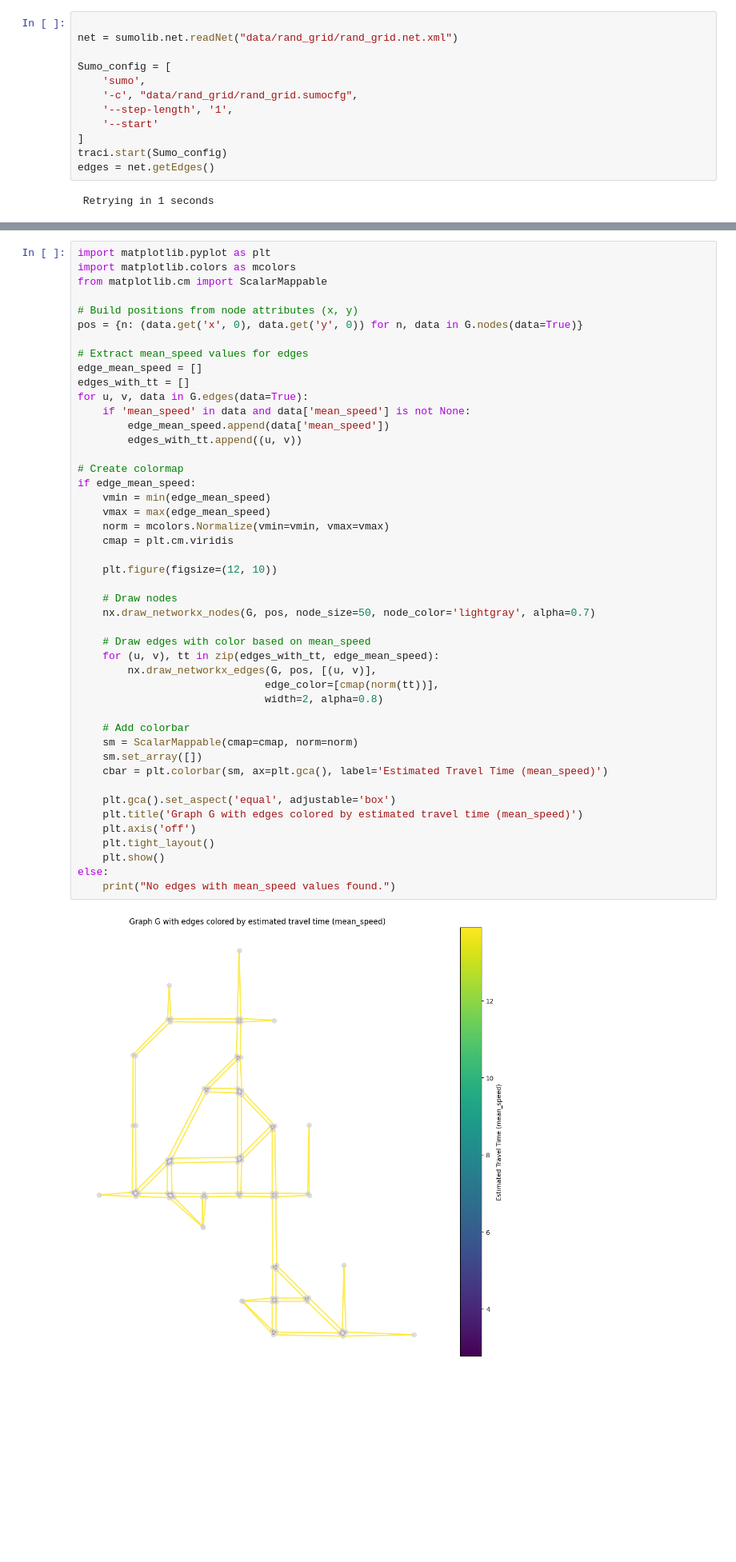
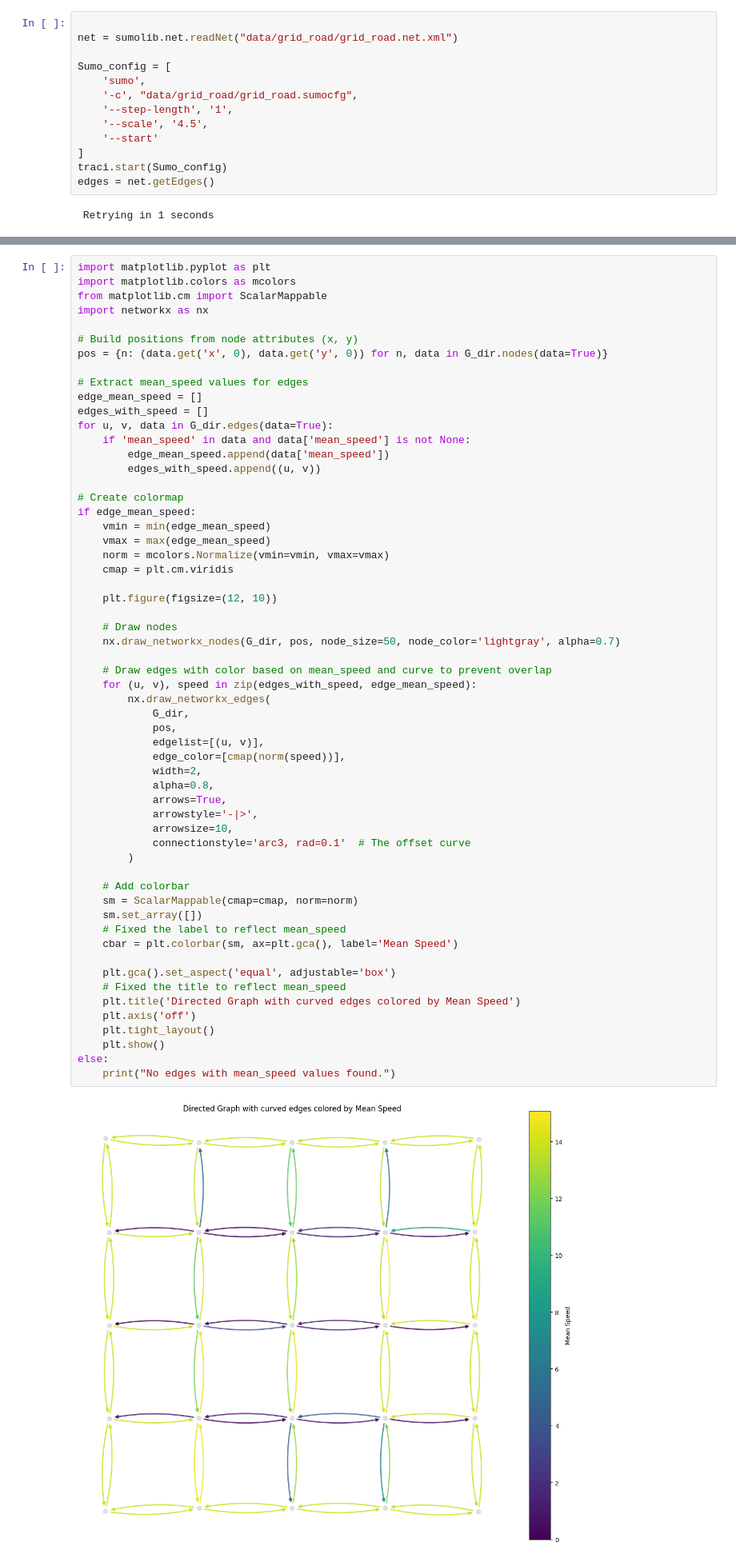
Before and after one commit to shinobi-wolf/FleetNav, a Jupyter notebook: eda.ipynb, the cells around one changed output, grey strips where cells are left out. Shown at 80% size. Cells and saved outputs as stored; diff of their text form; blank space fills up the shorter version.

```diff
--- a/eda.ipynb
+++ b/eda.ipynb
@@ -1024,12 +1024,13 @@ import sumolib
 import random
 # %%
 
-net = sumolib.net.readNet("data/rand_grid/rand_grid.net.xml")
+net = sumolib.net.readNet("data/grid_road/grid_road.net.xml")
 
 Sumo_config = [
     'sumo',
-    '-c', "data/rand_grid/rand_grid.sumocfg",
+    '-c', "data/grid_road/grid_road.sumocfg",
     '--step-length', '1',
+    '--scale', '4.5',
     '--start'
 ]
 traci.start(Sumo_config)
@@ -1257,50 +1346,62 @@ else:
 import matplotlib.pyplot as plt
 import matplotlib.colors as mcolors
 from matplotlib.cm import ScalarMappable
+import networkx as nx
 
 # Build positions from node attributes (x, y)
-pos = {n: (data.get('x', 0), data.get('y', 0)) for n, data in G.nodes(data=True)}
+pos = {n: (data.get('x', 0), data.get('y', 0)) for n, data in G_dir.nodes(data=True)}
 
 # Extract mean_speed values for edges
 edge_mean_speed = []
-edges_with_tt = []
-for u, v, data in G.edges(data=True):
+edges_with_speed = []
+for u, v, data in G_dir.edges(data=True):
     if 'mean_speed' in data and data['mean_speed'] is not None:
         edge_mean_speed.append(data['mean_speed'])
-        edges_with_tt.append((u, v))
+        edges_with_speed.append((u, v))
 
 # Create colormap
 if edge_mean_speed:
     vmin = min(edge_mean_speed)
     vmax = max(edge_mean_speed)
     norm = mcolors.Normalize(vmin=vmin, vmax=vmax)
     cmap = plt.cm.viridis
 
     plt.figure(figsize=(12, 10))
 
     # Draw nodes
-    nx.draw_networkx_nodes(G, pos, node_size=50, node_color='lightgray', alpha=0.7)
+    nx.draw_networkx_nodes(G_dir, pos, node_size=50, node_color='lightgray', alpha=0.7)
 
-    # Draw edges with color based on mean_speed
-    for (u, v), tt in zip(edges_with_tt, edge_mean_speed):
-        nx.draw_networkx_edges(G, pos, [(u, v)],
-                              edge_color=[cmap(norm(tt))],
-                              width=2, alpha=0.8)
+    # Draw edges with color based on mean_speed and curve to prevent overlap
+    for (u, v), speed in zip(edges_with_speed, edge_mean_speed):
+        nx.draw_networkx_edges(
+            G_dir,
+            pos,
+            edgelist=[(u, v)],
+            edge_color=[cmap(norm(speed))],
+            width=2,
+            alpha=0.8,
+            arrows=True,
+            arrowstyle='-|>',
+            arrowsize=10,
+            connectionstyle='arc3, rad=0.1'  # The offset curve
+        )
 
     # Add colorbar
     sm = ScalarMappable(cmap=cmap, norm=norm)
     sm.set_array([])
-    cbar = plt.colorbar(sm, ax=plt.gca(), label='Estimated Travel Time (mean_speed)')
+    # Fixed the label to reflect mean_speed
+    cbar = plt.colorbar(sm, ax=plt.gca(), label='Mean Speed')
 
     plt.gca().set_aspect('equal', adjustable='box')
-    plt.title('Graph G with edges colored by estimated travel time (mean_speed)')
+    # Fixed the title to reflect mean_speed
+    plt.title('Directed Graph with curved edges colored by Mean Speed')
     plt.axis('off')
     plt.tight_layout()
     plt.show()
 else:
     print("No edges with mean_speed values found.")
 # %% [output]
-[figure, old version]
+[figure, new version]
 # %% [markdown]
 # Building Graph With Crosswalks
 # %%
```
Also changed, not shown: parts of 10 cells of this notebook, 48 other files.
